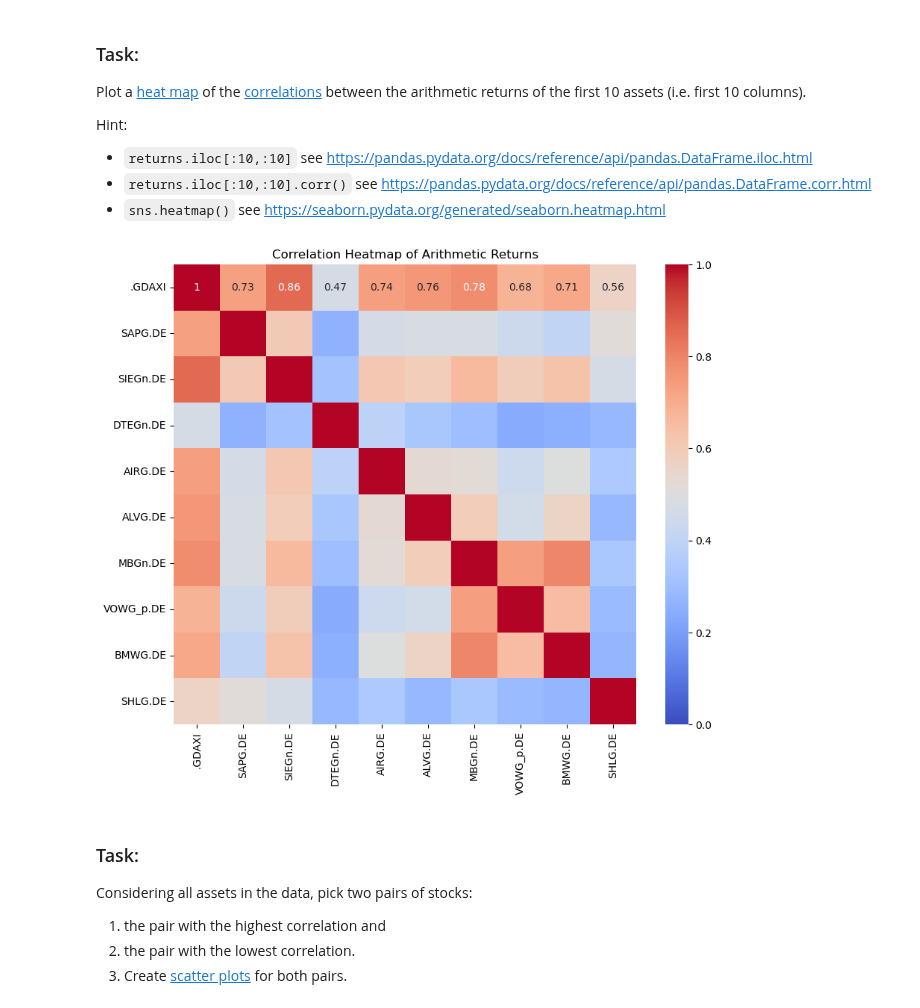
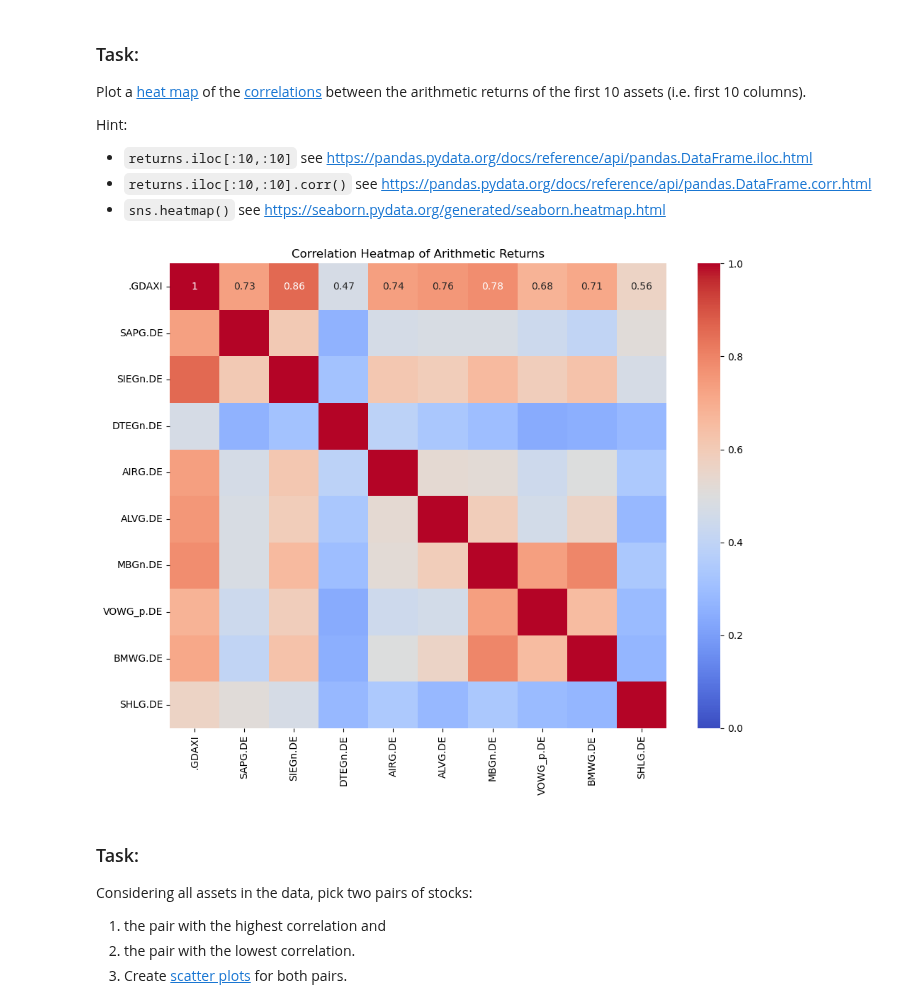
Before and after one commit to iwh-halle/fdap-2024-julian-456, a Jupyter notebook: homework/02_python.ipynb, the cells around one changed output. Cells and saved outputs as stored; diff of their text form; code cells hidden in the pictures.

```diff
--- a/homework/02_python.ipynb
+++ b/homework/02_python.ipynb
@@ -269,23 +270,24 @@ Hint:
 # %%
 import pandas as pd
 import seaborn as sns
 import matplotlib.pyplot as plt
 
 # Assuming the arithmetic returns are stored in a DataFrame called 'arithmetic_returns'
 correlation_matrix = returns.iloc[1:, 1:11].corr()
 
 # Plotting the heatmap
 plt.figure(figsize=(10, 8))
 sns.heatmap(correlation_matrix, annot=True, cmap='coolwarm', vmin=0, vmax=1)
 plt.title('Correlation Heatmap of Arithmetic Returns')
 
-# save
+# adjust size and save
+plt.tight_layout()
 plt.savefig('02_python_Heatmap_of_Arithmetic_Returns.png')
 
 #show
 plt.show()
 # %% [output]
-[figure, old version]
+[figure, new version]
 # %% [markdown]
 ### Task:
 
```
Also changed, not shown: parts of 3 cells of this notebook, 1 other file.
